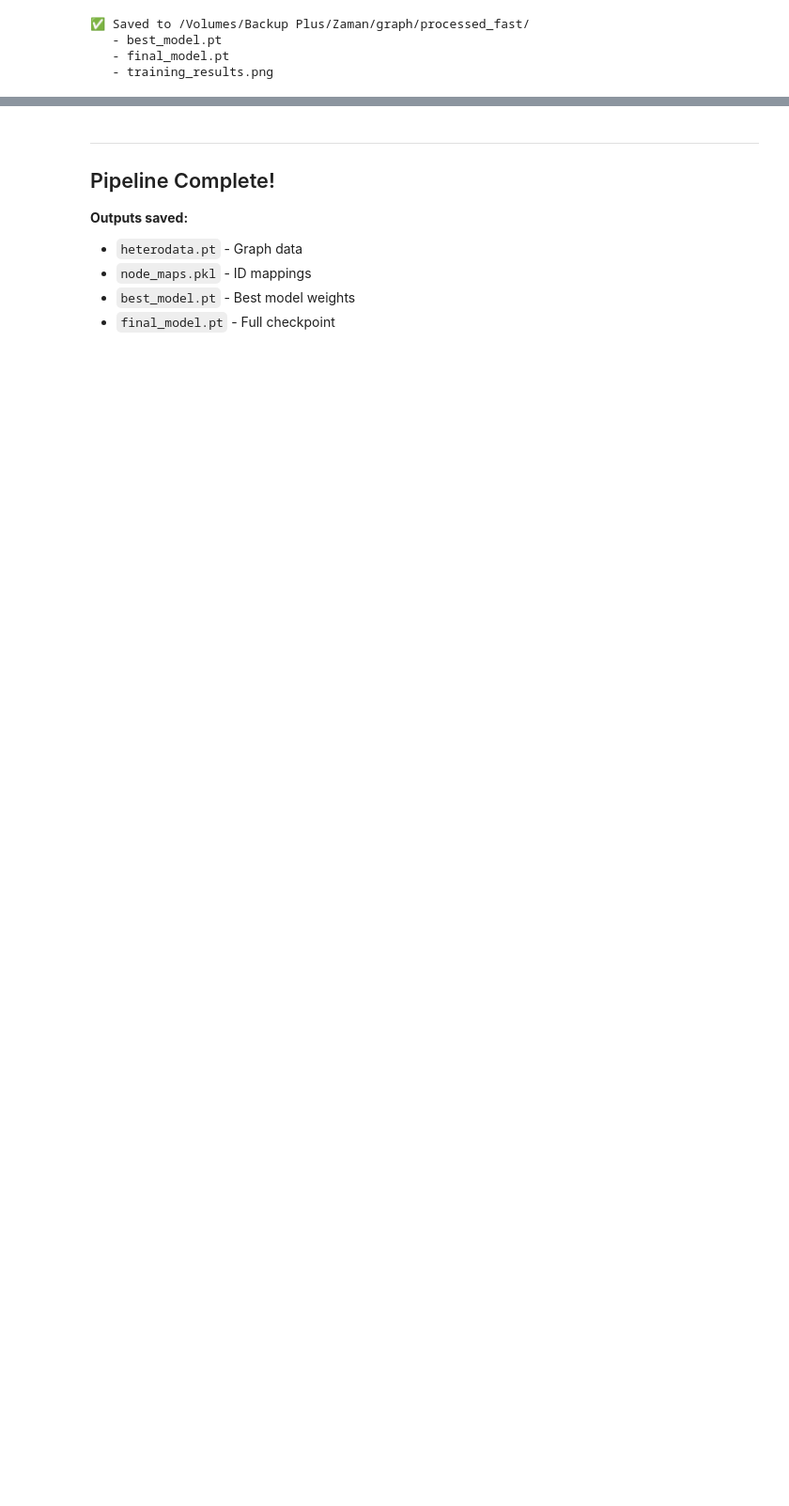
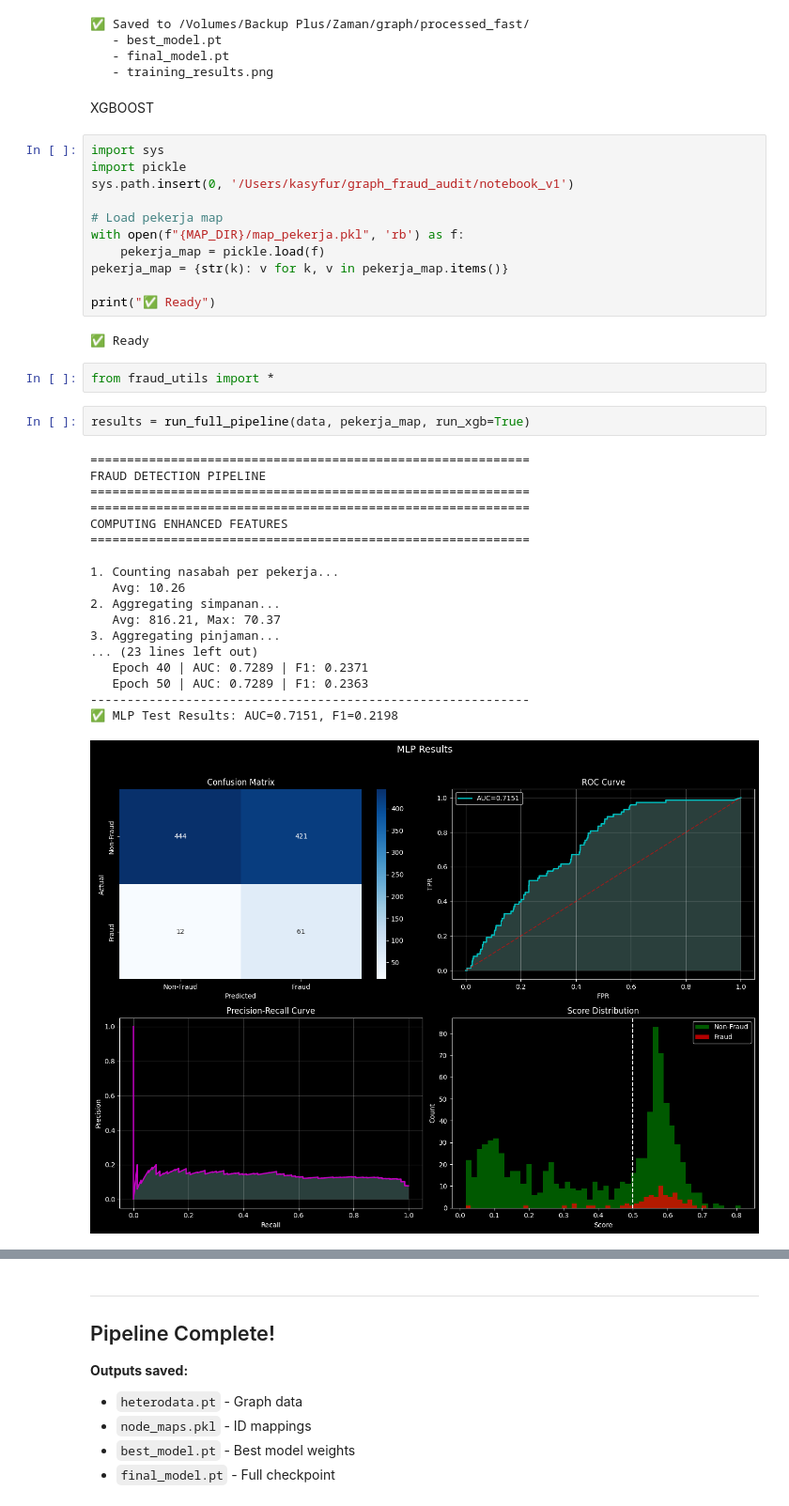
Before and after one commit to ahmadbadawikr/graph_fraud_audit, a Jupyter notebook: notebook_v1/6_parquet_pipeline_standalone.ipynb, the cells around one changed output, grey strips where cells are left out. Shown at 94% size. Drawn from its saved outputs; the diff is of its cells as text; blank space fills up the shorter version.

```diff
--- a/notebook_v1/6_parquet_pipeline_standalone.ipynb
+++ b/notebook_v1/6_parquet_pipeline_standalone.ipynb
@@ -1737,3 +1737,41 @@ STEP 6F: VISUALIZATION
    - best_model.pt
    - final_model.pt
    - training_results.png
+# %% [markdown]
+XGBOOST
+# %%
+import sys
+import pickle
+sys.path.insert(0, '/Users/kasyfur/graph_fraud_audit/notebook_v1')
+
+# Load pekerja map
+with open(f"{MAP_DIR}/map_pekerja.pkl", 'rb') as f:
+    pekerja_map = pickle.load(f)
+pekerja_map = {str(k): v for k, v in pekerja_map.items()}
+
+print("✅ Ready")
+# %% [output]
+✅ Ready
+# %%
+from fraud_utils import *
+# %%
+results = run_full_pipeline(data, pekerja_map, run_xgb=True)
+# %% [output]
+============================================================
+FRAUD DETECTION PIPELINE
+============================================================
+============================================================
+COMPUTING ENHANCED FEATURES
+============================================================
+
+1. Counting nasabah per pekerja...
+   Avg: 10.26
+2. Aggregating simpanan...
+   Avg: 816.21, Max: 70.37
+3. Aggregating pinjaman...
+... (23 lines left out)
+   Epoch 40 | AUC: 0.7289 | F1: 0.2371
+   Epoch 50 | AUC: 0.7289 | F1: 0.2363
+------------------------------------------------------------
+✅ MLP Test Results: AUC=0.7151, F1=0.2198
+[figure, added]
```
Also changed, not shown: parts of 1 cell of this notebook.
